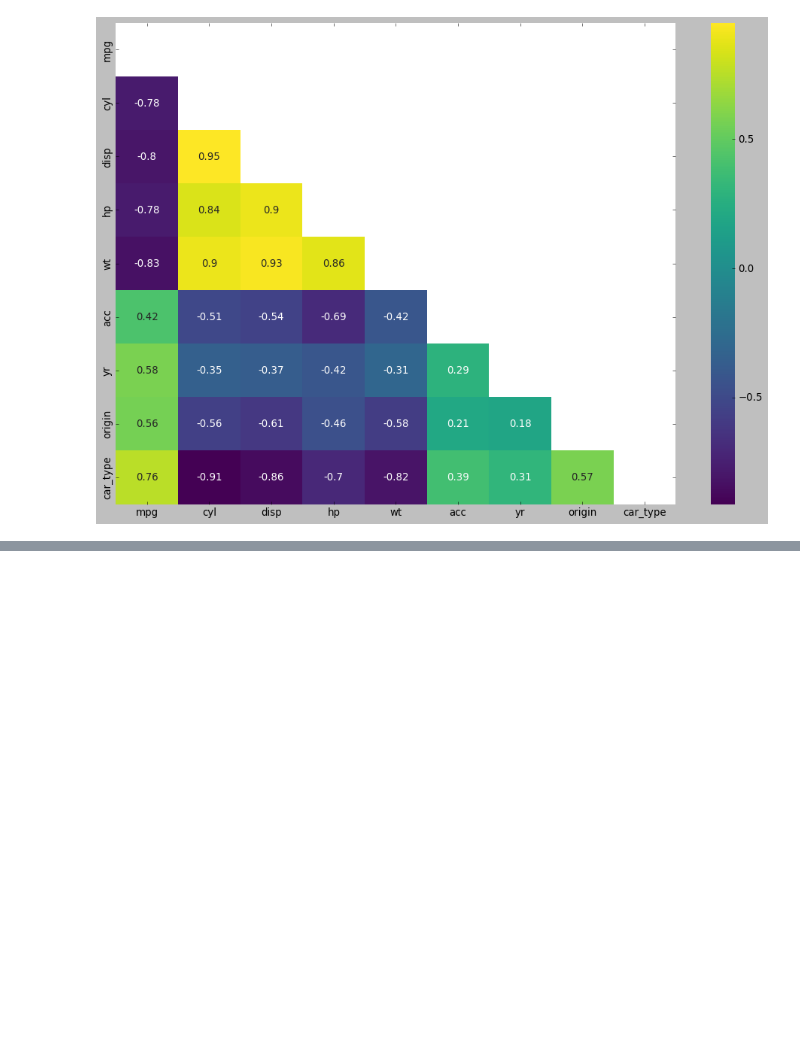
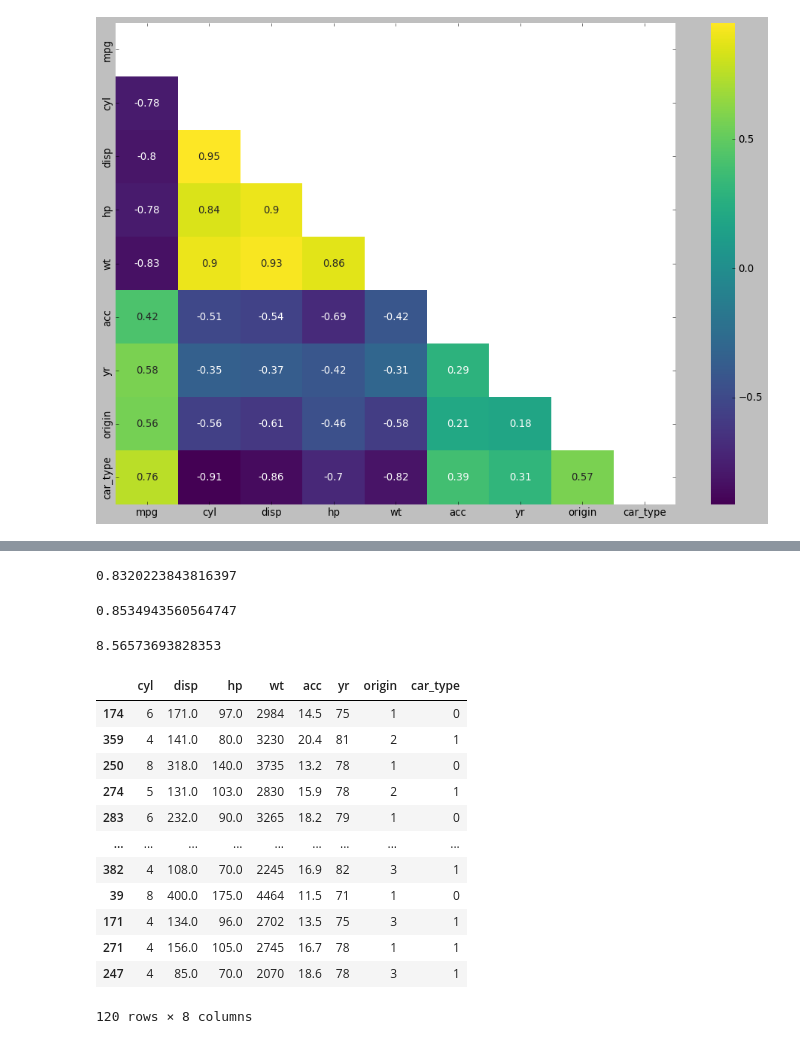
Before and after one commit to HitenDewangan/DataScience-AIML, a Jupyter notebook: Machine Learning/Regression.ipynb, the cells around one changed output, grey strips where cells are left out. Saved outputs shown, nothing was run; the diff lists cells and outputs as text; code cells hidden in the pictures; blank space fills up the shorter version.

```diff
--- a/Machine Learning/Regression.ipynb
+++ b/Machine Learning/Regression.ipynb
@@ -91,7 +88,7 @@ car_name    0
 dtype: int64
 # %%
 #replacing null value with median
-mpg_df['hp'] = mpg_df['hp'].fillna(mpg_df['hp'].median)
+mpg_df['hp'] = mpg_df['hp'].fillna(mpg_df['hp'].median())
 # %%
 mpg_df.isnull().sum()
 # %% [output]
@@ -192,0 +217,4 @@ sns.heatmap(corr_mat, annot=True, cmap="viridis", mask = mask_ut)
+# %%
+x = mpg_df.drop('mpg', axis=1)
+# %%
+y = mpg_df[['mpg']]
@@ -192,0 +309,10 @@ sns.heatmap(corr_mat, annot=True, cmap="viridis", mask = mask_ut)
+# %%
+# score on train data
+lin_reg.score(x_train, y_train)
+# %% [output]
+0.8320223843816397
+# %%
+# score on test data
+lin_reg.score(x_test, y_test)
+# %% [output]
+0.8534943560564747
@@ -192,0 +322,4 @@ sns.heatmap(corr_mat, annot=True, cmap="viridis", mask = mask_ut)
+# %%
+mse
+# %% [output]
+8.56573693828353
@@ -192,0 +329,16 @@ sns.heatmap(corr_mat, annot=True, cmap="viridis", mask = mask_ut)
+# %%
+x_test
+# %% [output]
+|  | cyl | disp | hp | wt | acc | yr | origin | car_type |
+| 174 | 6 | 171.0 | 97.0 | 2984 | 14.5 | 75 | 1 | 0 |
+| 359 | 4 | 141.0 | 80.0 | 3230 | 20.4 | 81 | 2 | 1 |
+| 250 | 8 | 318.0 | 140.0 | 3735 | 13.2 | 78 | 1 | 0 |
+| 274 | 5 | 131.0 | 103.0 | 2830 | 15.9 | 78 | 2 | 1 |
+| 283 | 6 | 232.0 | 90.0 | 3265 | 18.2 | 79 | 1 | 0 |
+| ... | ... | ... | ... | ... | ... | ... | ... | ... |
+| 382 | 4 | 108.0 | 70.0 | 2245 | 16.9 | 82 | 3 | 1 |
+| 39 | 8 | 400.0 | 175.0 | 4464 | 11.5 | 71 | 1 | 0 |
+| 171 | 4 | 134.0 | 96.0 | 2702 | 13.5 | 75 | 3 | 1 |
+| 271 | 4 | 156.0 | 105.0 | 2745 | 16.7 | 78 | 1 | 1 |
+| 247 | 4 | 85.0 | 70.0 | 2070 | 18.6 | 78 | 3 | 1 |
+120 rows × 8 columns
```
Also changed, not shown: parts of 62 cells of this notebook, 1 other file.
